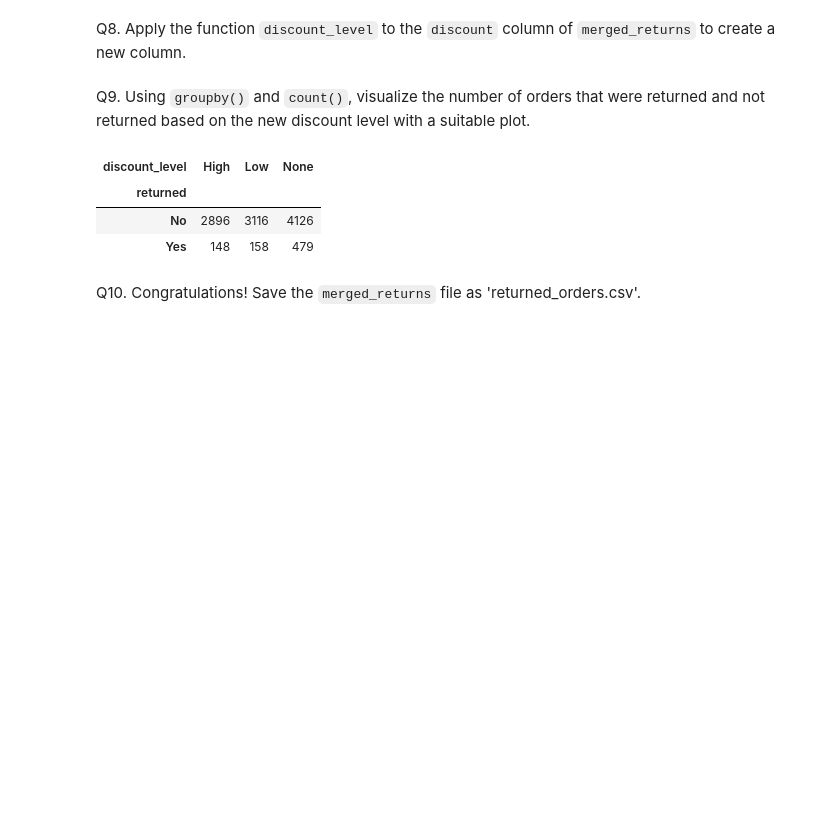
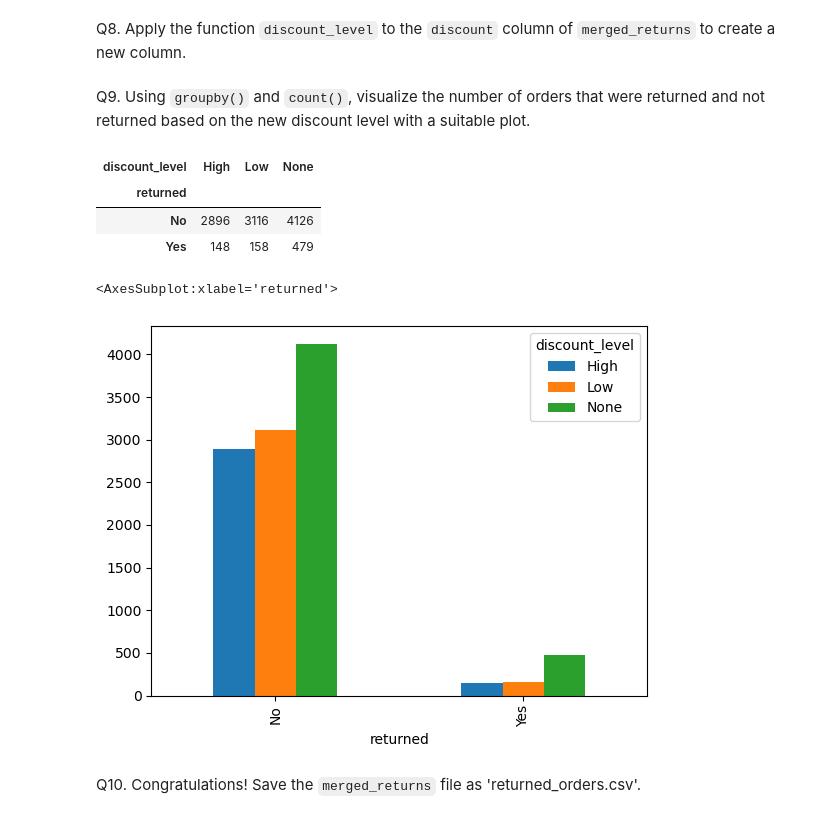
Before and after one commit to amirhamzahbmn/K-Youth_Repo, a Jupyter notebook: Week_1/grouping-and-summarizing-data.ipynb, the cells around one changed output. Cells and saved outputs as stored; diff of their text form; code cells hidden in the pictures; blank space fills up the shorter version.

```diff
--- a/Week_1/grouping-and-summarizing-data.ipynb
+++ b/Week_1/grouping-and-summarizing-data.ipynb
@@ -403,6 +401,13 @@ merged_returns.groupby(['returned','discount_level'])['order_id'].count().unstac
 | returned |  |  |  |
 | No | 2896 | 3116 | 4126 |
 | Yes | 148 | 158 | 479 |
+# %%
+plot_data = merged_returns.groupby(['returned','discount_level'])['order_id'].count().unstack()
+
+plot_data.plot(kind='bar')
+# %% [output]
+<AxesSubplot:xlabel='returned'>
+[figure, added]
 # %% [markdown]
 Q10. Congratulations! Save the `merged_returns` file as 'returned_orders.csv'.
 # %%
```
Also changed, not shown: parts of 2 cells of this notebook, 3 other files.
